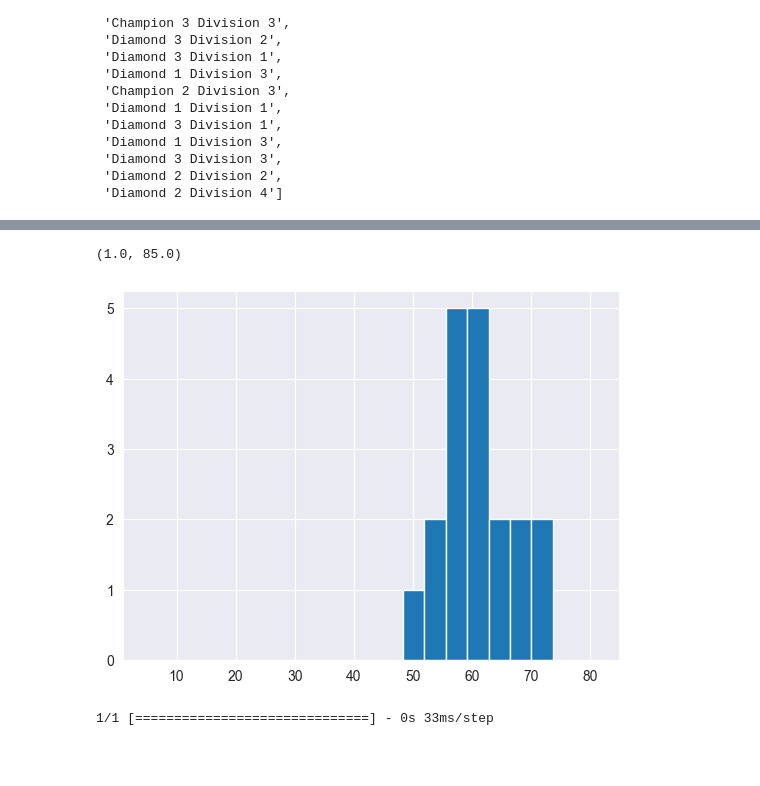
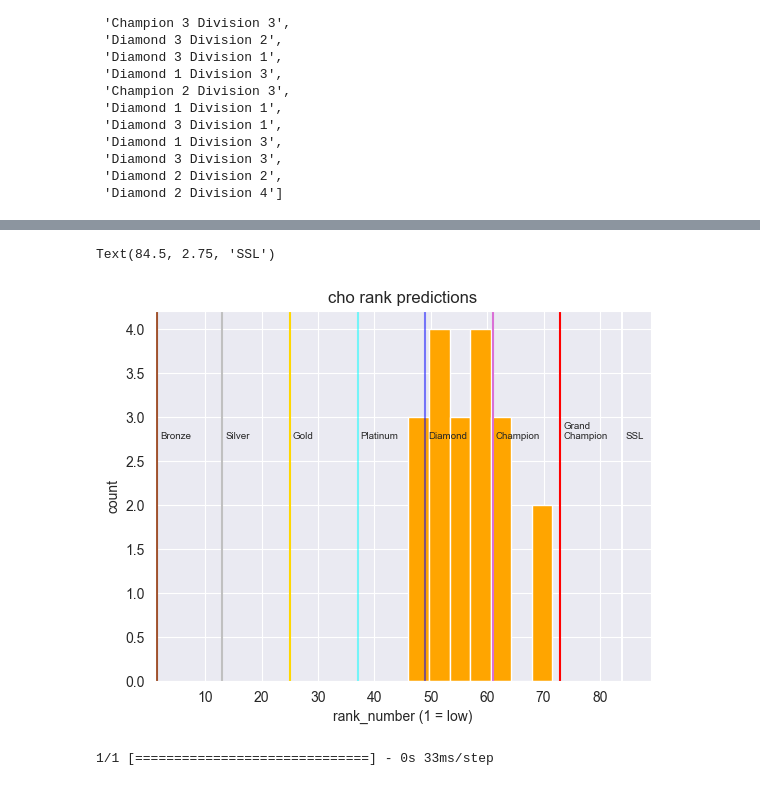
Before and after one commit to boay00/capstone-GA, a Jupyter notebook: 4-modeling-rank-predictor/code/rank-predictions.ipynb, the cells around one changed output, grey strips where cells are left out. Saved outputs shown, nothing was run; the diff lists cells and outputs as text; code cells hidden in the pictures; blank space fills up the shorter version.

```diff
--- a/4-modeling-rank-predictor/code/rank-predictions.ipynb
+++ b/4-modeling-rank-predictor/code/rank-predictions.ipynb
@@ -730,6 +794,8 @@ preds_nn.head(20)
 | 2110 | 31 | 34.446354 | 3.446354 |
 # %%
 model.save('../../nn_model_tf_save.h5')
+# %%
+model = load_model('../../nn_model_tf_save.h5')
 # %%
 with open('../../gbrt_5.pkl', 'wb') as picklefile:
     pickle.dump(gbrt_2, picklefile)
@@ -987,9 +1113,29 @@ cho_nn_preds_rank
 # %%
-plt.hist(cho_nn_preds, bins = 7)
-plt.xlim(1,85)
+plt.hist(cho_nn_preds, bins = 7, color = 'orange')
+plt.xlim(1,89)
+plt.title('cho rank predictions')
+plt.ylabel('count')
+plt.xlabel('rank_number (1 = low)')
+plt.axvline(1.5, alpha = 1, color = 'sienna')
+plt.text(2, 2.75, '''Bronze''', fontsize=7, zorder = 11)
+plt.axvline(13, alpha = 1, color = 'silver')
+plt.text(13.5, 2.75, '''Silver''', fontsize=7, zorder = 11)
+plt.axvline(25, alpha = 1, color = 'gold')
+plt.text(25.5, 2.75, '''Gold''', fontsize=7, zorder = 11)
+plt.axvline(37, alpha = 0.5, color = 'cyan')
+plt.text(37.5, 2.75, '''Platinum''', fontsize=7, zorder = 11)
+plt.axvline(49, alpha = 0.5, color = 'blue')
+plt.text(49.5, 2.75, '''Diamond''', fontsize=7, zorder = 11)
+plt.axvline(61, alpha = 1, color = 'orchid')
+plt.text(61.5, 2.75, '''Champion''', fontsize=7, zorder = 11)
+plt.axvline(73, alpha = 1, color = 'red')
+plt.text(73.5, 2.75, '''Grand
+Champion''', fontsize=7, zorder = 11)
+plt.axvline(84, alpha = 1, color = 'white')
+plt.text(84.5,2.75, '''SSL''', fontsize=7, zorder = 11)
 # %% [output]
-(1.0, 85.0)
+Text(84.5, 2.75, 'SSL')
-[figure, old version]
+[figure, new version]
 # %%
 def predict_rank(df):
 
```
Also changed, not shown: parts of 57 cells of this notebook, 44 other files.
